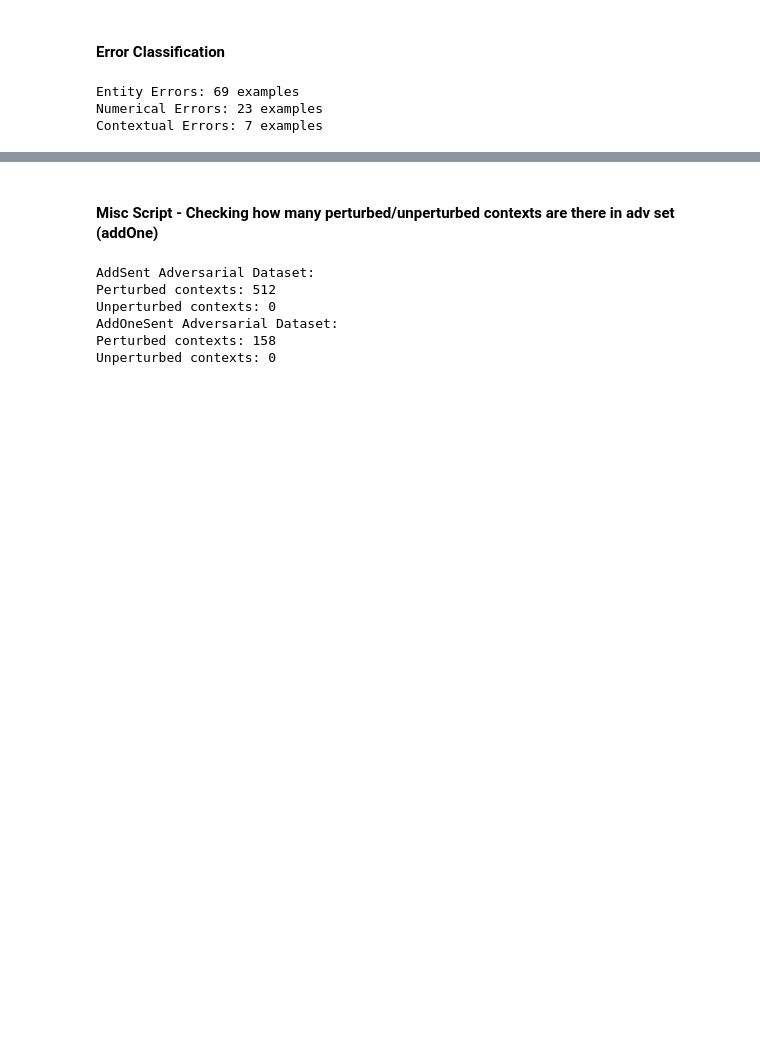
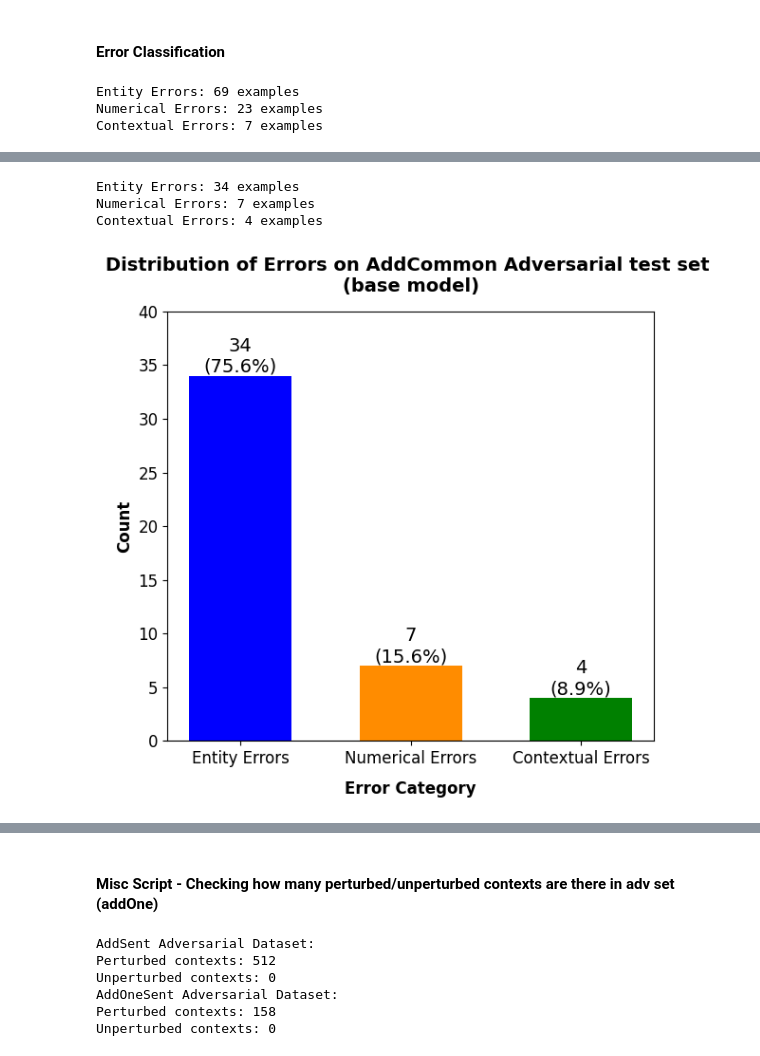
Before and after one commit to Shaz-Momin/nlp-fp-dataset-artifacts, a Jupyter notebook: error_analysis/adv_error_analysis.ipynb, the cells around one changed output, grey strips where cells are left out. Drawn from its saved outputs; the diff is of its cells as text; code cells hidden in the pictures; blank space fills up the shorter version.

```diff
--- a/error_analysis/adv_error_analysis.ipynb
+++ b/error_analysis/adv_error_analysis.ipynb
@@ -130,0 +129,22 @@ plot_bar(ylim=80, title='Distribution of Errors on AddOneSent Adversarial test s
+# %%
+# Reset the categories
+categories = {
+    "Entity Errors": [],
+    "Numerical Errors": [],
+    "Contextual Errors": []
+}
+
+# Read the JSONL file and classify each example
+with open('addCommon_incorrect_pred.jsonl', 'r') as file:
+    for line in file:
+        example = json.loads(line)
+        category = classify_error(example)
+        categories[category].append(example)
+
+# Print the results
+for category, examples in categories.items():
+    print(f"{category}: {len(examples)} examples")
+# %% [output]
+Entity Errors: 34 examples
+Numerical Errors: 7 examples
+Contextual Errors: 4 examples
@@ -131 +161,5 @@ plot_bar(ylim=80, title='Distribution of Errors on AddOneSent Adversarial test s
+# %%
+plot_bar(ylim=40, title='Distribution of Errors on AddCommon Adversarial test set \n(base model)')
+# %% [output]
+[figure, added]
 # %% [markdown]
```
Also changed, not shown: parts of 12 cells of this notebook, 45 other files.
